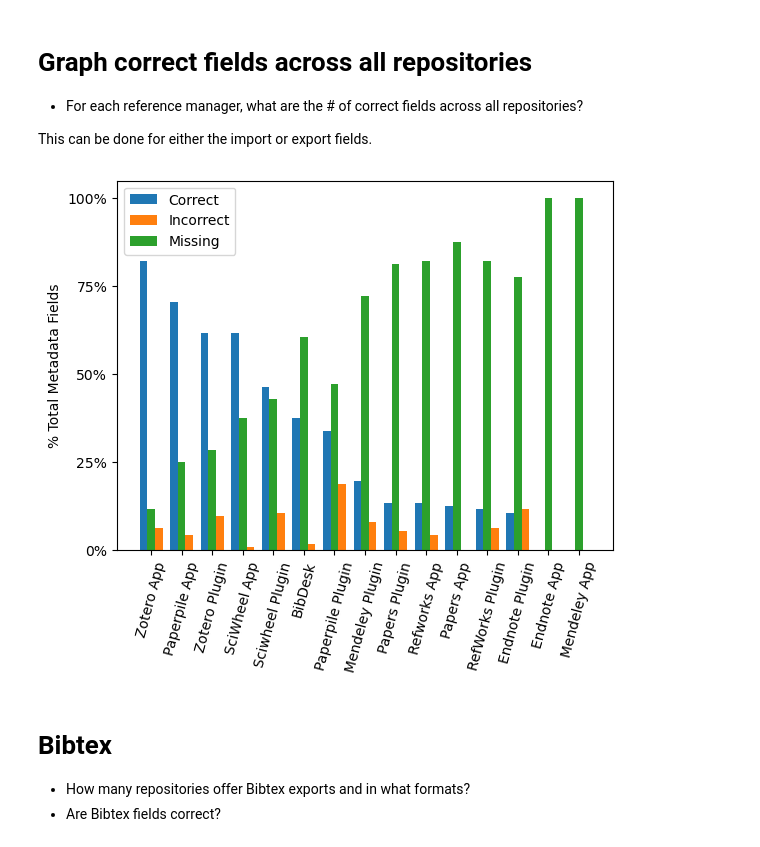
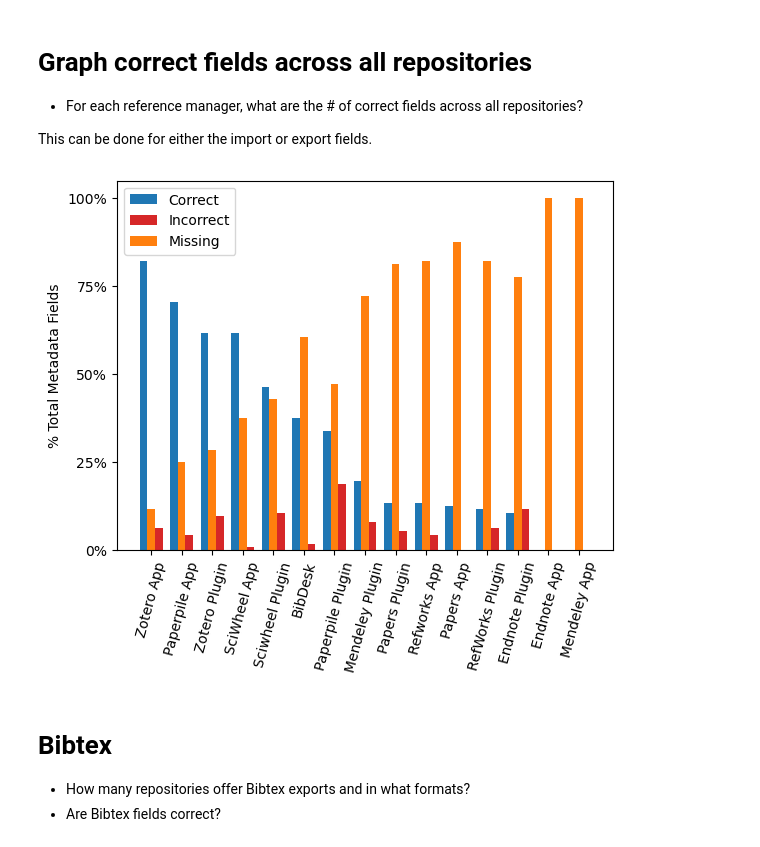
Before and after one commit to kvrouwenvelder/reference-manager-analysis, a Jupyter notebook: reference-manager-citations-ESIP.ipynb, the cells around one changed output. Saved outputs shown, nothing was run; the diff lists cells and outputs as text; code cells hidden in the pictures.

```diff
--- a/reference-manager-citations-ESIP.ipynb
+++ b/reference-manager-citations-ESIP.ipynb
@@ -213,37 +228,37 @@ repo_import_sums_df_sort = repo_import_sums_df.sort_values(by=['sum_correct'],as
 
 
 # Make graph
 
 fig, ax = plt.subplots()
 x = np.arange(len(list_of_dfs)) # of reference managers
 y = 14*8 # Max value possible for repo_export_sums for each ref manager. 14 repos, 8 fields per repo
 
 # Get xlabels from index and fix them up
 xlabels = repo_import_sums_df_sort.index.str.replace('-',' ') # Use labels from repo_import_sums_df_SORT index and remove hyphen
 xlabels = xlabels.str.replace('wizard','App') # change wizard to App
 xlabels = xlabels.str.replace('plugin','Plugin') # fix capitalization
 
 ylabels = ['0%','25%','50%','75%','100%']
 
 offset = 0.25
 width = 0.25
 
 # to get percentages: df[sum_column]/y*100
 
 # Graph all
-ax.bar(x - offset, (repo_import_sums_df_sort['sum_correct']/y*100), width = width, label = 'Correct')
-ax.bar(x + offset, (repo_import_sums_df_sort['sum_incorrect']/y*100), width = width, label = 'Incorrect')
-ax.bar(x, (repo_import_sums_df_sort['sum_missing']/y*100), width = width, label = 'Missing')
+ax.bar(x - offset, (repo_import_sums_df_sort['sum_correct']/y*100), width = width, label = 'Correct', color = 'tab:blue')
+ax.bar(x + offset, (repo_import_sums_df_sort['sum_incorrect']/y*100), width = width, label = 'Incorrect', color = 'tab:red')
+ax.bar(x, (repo_import_sums_df_sort['sum_missing']/y*100), width = width, label = 'Missing', color = 'tab:orange')
 
 # set labels and ticks and axes
 ax.set_xticks(x,xlabels, rotation = 75) # Either use repo_import_sums_df_sort.index for labels or new string, 'labels'
 ax.set_yticks([0,25,50,75,100],ylabels) # Either [0,y/4,y/2,3*y/4,y] for raw # metadata fields or [0, 25, 50, 100] for %
 ax.set_ylabel('% Total Metadata Fields')
 ax.legend()
 
 plt.show()
 # %% [output]
-[figure, old version]
+[figure, new version]
 # %% [markdown]
 # Bibtex
 * How many repositories offer Bibtex exports and in what formats?
```
Also changed, not shown: parts of 6 cells of this notebook.
